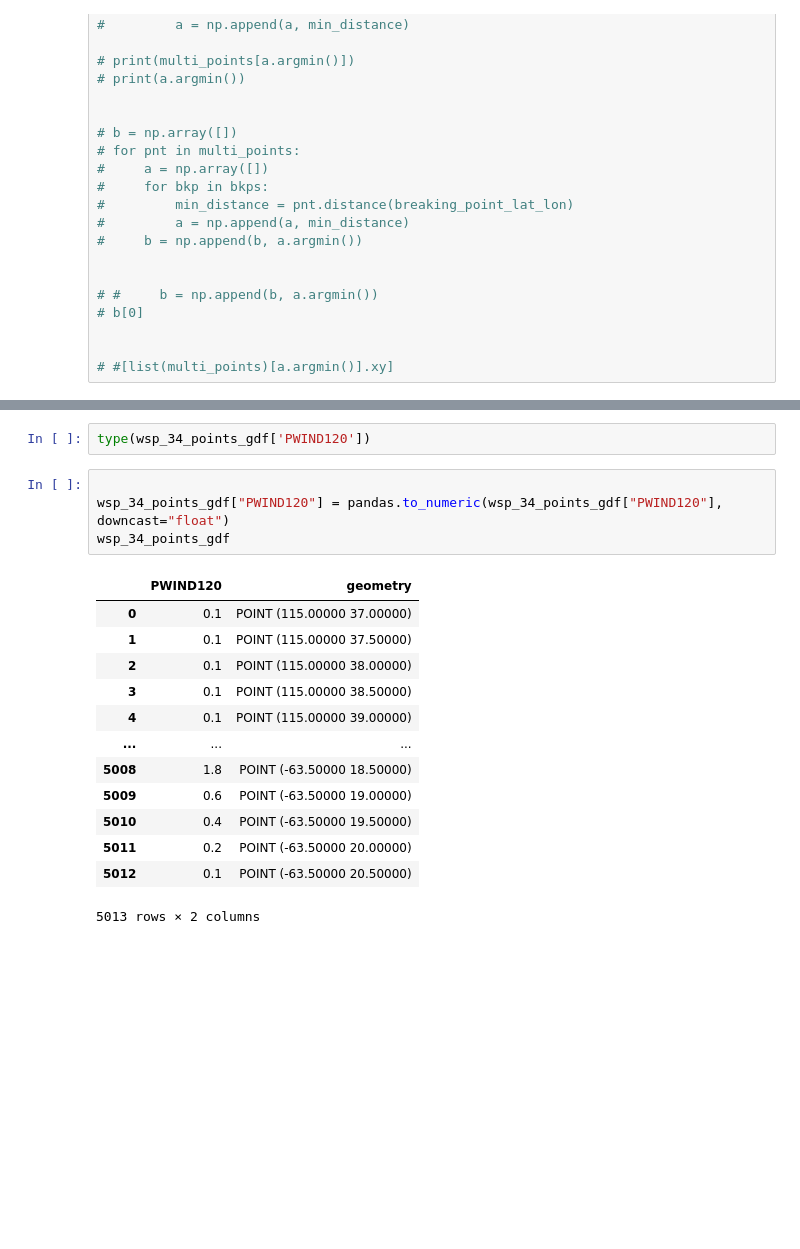
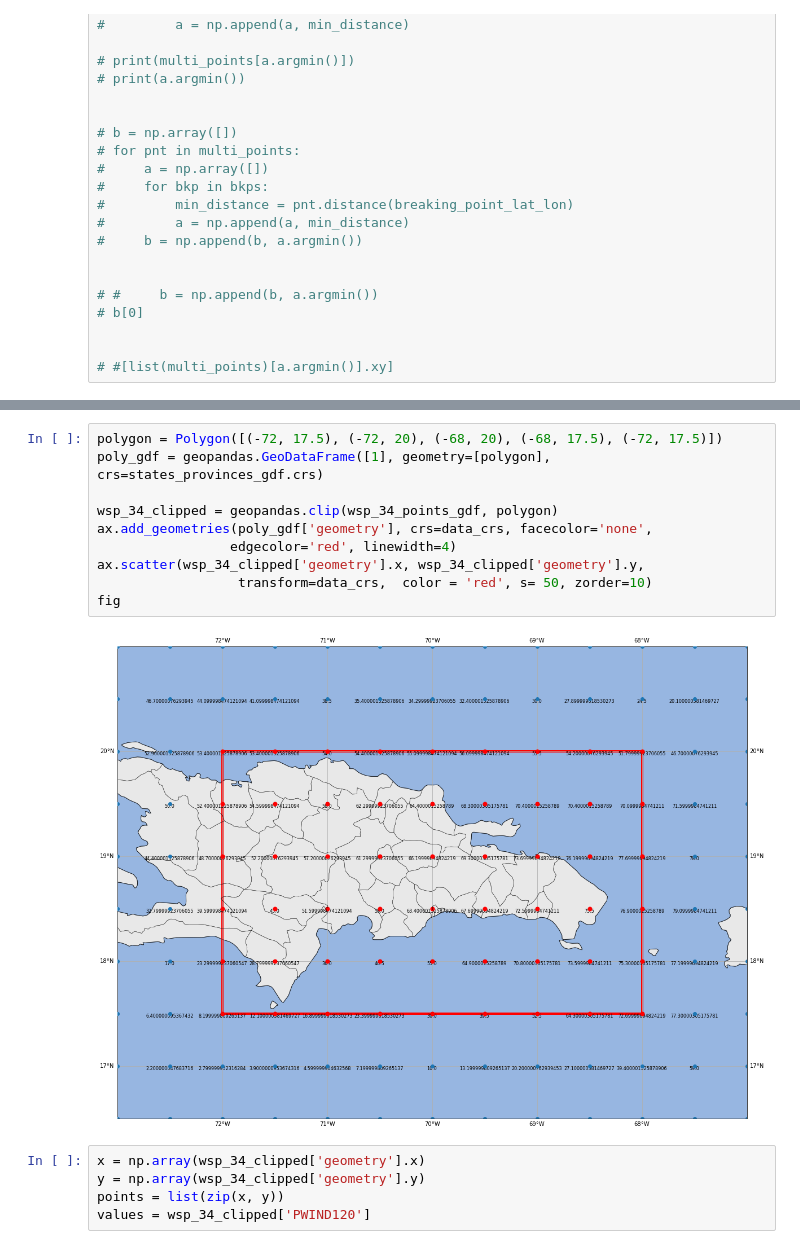
Before and after one commit to jmedinah09/UnidataProjects, a Jupyter notebook: tropical_cyclone_plot_project/Tropical_Cyclone_Plot_Project.ipynb, the cells around one changed output, grey strips where cells are left out. Drawn from its saved outputs; the diff is of its cells as text; blank space fills up the shorter version.

Commit message:
trying to interpolate wsp points

```diff
--- a/tropical_cyclone_plot_project/Tropical_Cyclone_Plot_Project.ipynb
+++ b/tropical_cyclone_plot_project/Tropical_Cyclone_Plot_Project.ipynb
@@ -560,20 +565,17 @@ The 'inframe' parameter of draw() was deprecated in Matplotlib 3.3 and will be r
 # %%
-type(wsp_34_points_gdf['PWIND120'])
+polygon = Polygon([(-72, 17.5), (-72, 20), (-68, 20), (-68, 17.5), (-72, 17.5)])
+poly_gdf = geopandas.GeoDataFrame([1], geometry=[polygon], crs=states_provinces_gdf.crs)
+
+wsp_34_clipped = geopandas.clip(wsp_34_points_gdf, polygon)
+ax.add_geometries(poly_gdf['geometry'], crs=data_crs, facecolor='none',
+                 edgecolor='red', linewidth=4)
+ax.scatter(wsp_34_clipped['geometry'].x, wsp_34_clipped['geometry'].y,
+                  transform=data_crs,  color = 'red', s= 50, zorder=10)
+fig
+# %% [output]
+[figure, added]
 # %%
-
-wsp_34_points_gdf["PWIND120"] = pandas.to_numeric(wsp_34_points_gdf["PWIND120"], downcast="float")
-wsp_34_points_gdf
+x = np.array(wsp_34_clipped['geometry'].x)
+y = np.array(wsp_34_clipped['geometry'].y)
+points = list(zip(x, y))
+values = wsp_34_clipped['PWIND120']
-# %% [output]
-|  | PWIND120 | geometry |
-| 0 | 0.1 | POINT (115.00000 37.00000) |
-| 1 | 0.1 | POINT (115.00000 37.50000) |
-| 2 | 0.1 | POINT (115.00000 38.00000) |
-| 3 | 0.1 | POINT (115.00000 38.50000) |
-| 4 | 0.1 | POINT (115.00000 39.00000) |
-| ... | ... | ... |
-| 5008 | 1.8 | POINT (-63.50000 18.50000) |
-| 5009 | 0.6 | POINT (-63.50000 19.00000) |
-| 5010 | 0.4 | POINT (-63.50000 19.50000) |
-| 5011 | 0.2 | POINT (-63.50000 20.00000) |
-| 5012 | 0.1 | POINT (-63.50000 20.50000) |
-5013 rows × 2 columns
```
Also changed, not shown: parts of 14 cells of this notebook, 1 other file.
